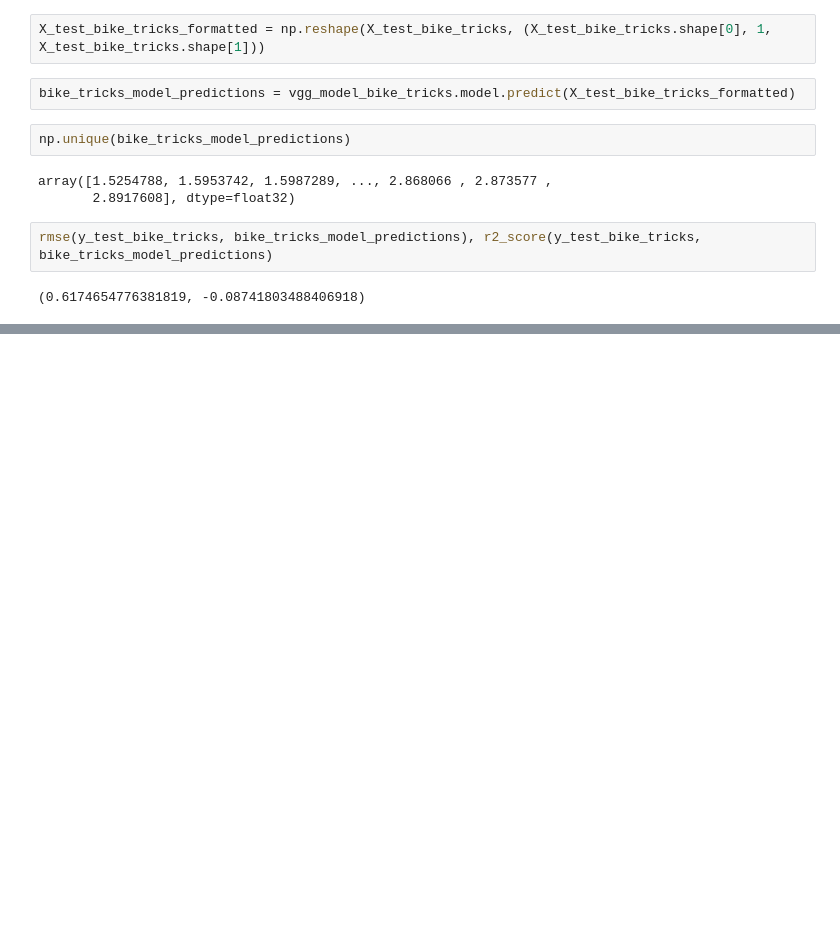
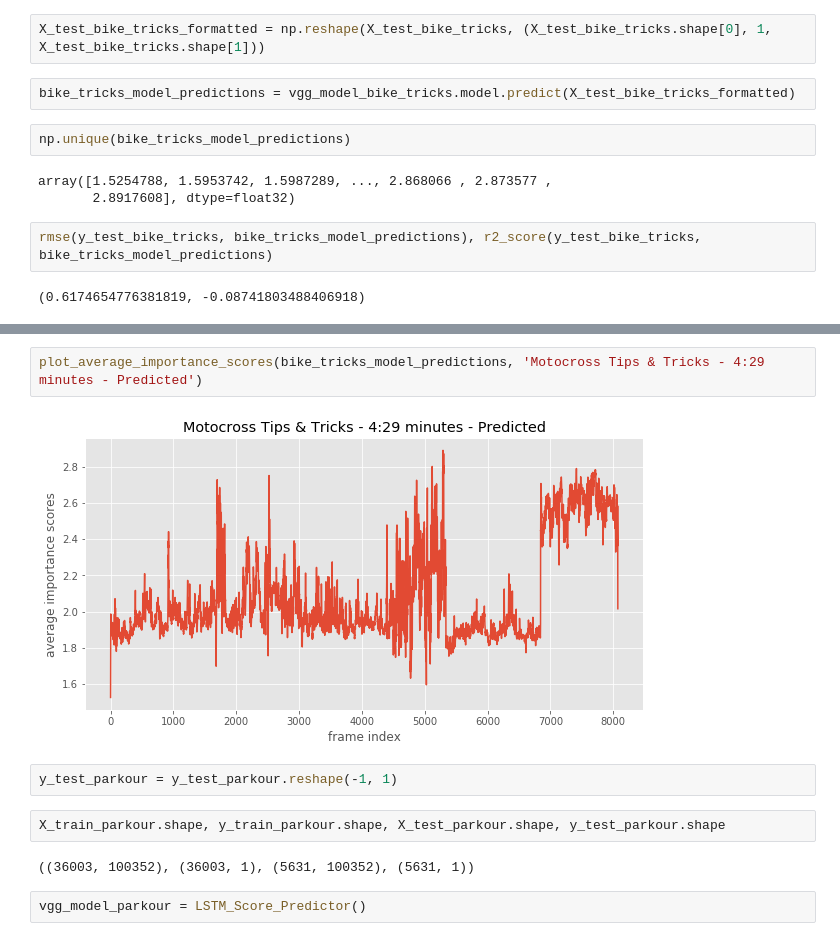
Before and after one commit to SachinGokal/capstone-final, a Jupyter notebook: sequence-based-category.ipynb, the cells around one changed output, grey strips where cells are left out. Drawn from its saved outputs; the diff is of its cells as text; blank space fills up the shorter version.

```diff
--- a/sequence-based-category.ipynb
+++ b/sequence-based-category.ipynb
@@ -504,0 +557,12 @@ rmse(y_test_bike_tricks, bike_tricks_model_predictions), r2_score(y_test_bike_tr
+# %%
+plot_average_importance_scores(bike_tricks_model_predictions, 'Motocross Tips & Tricks - 4:29 minutes - Predicted')
+# %% [output]
+[figure, added]
+# %%
+y_test_parkour = y_test_parkour.reshape(-1, 1)
+# %%
+X_train_parkour.shape, y_train_parkour.shape, X_test_parkour.shape, y_test_parkour.shape
+# %% [output]
+((36003, 100352), (36003, 1), (5631, 100352), (5631, 1))
+# %%
+vgg_model_parkour = LSTM_Score_Predictor()
```
Also changed, not shown: parts of 30 cells of this notebook, 1 other file.
